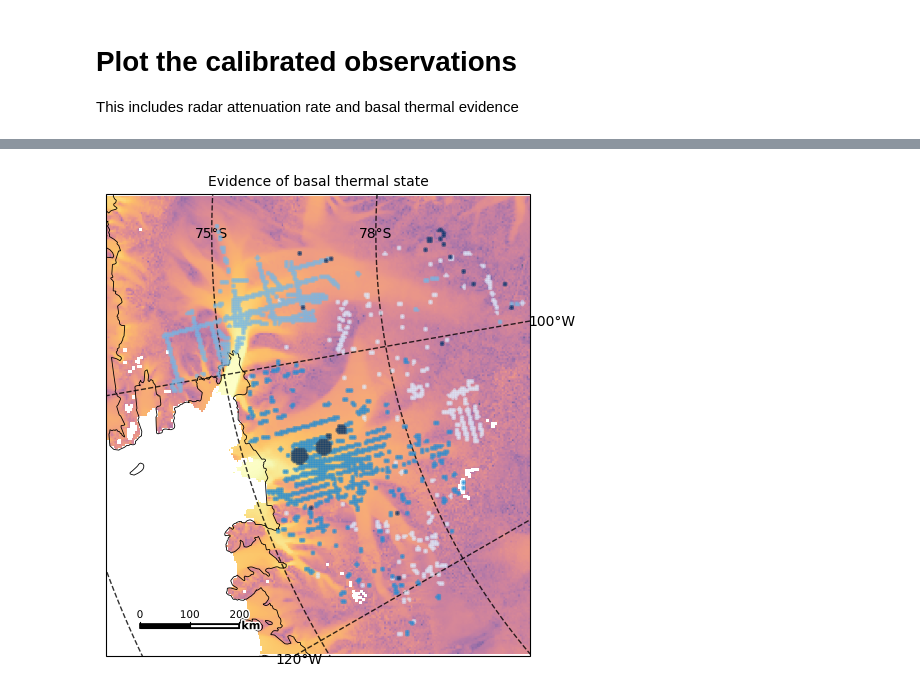
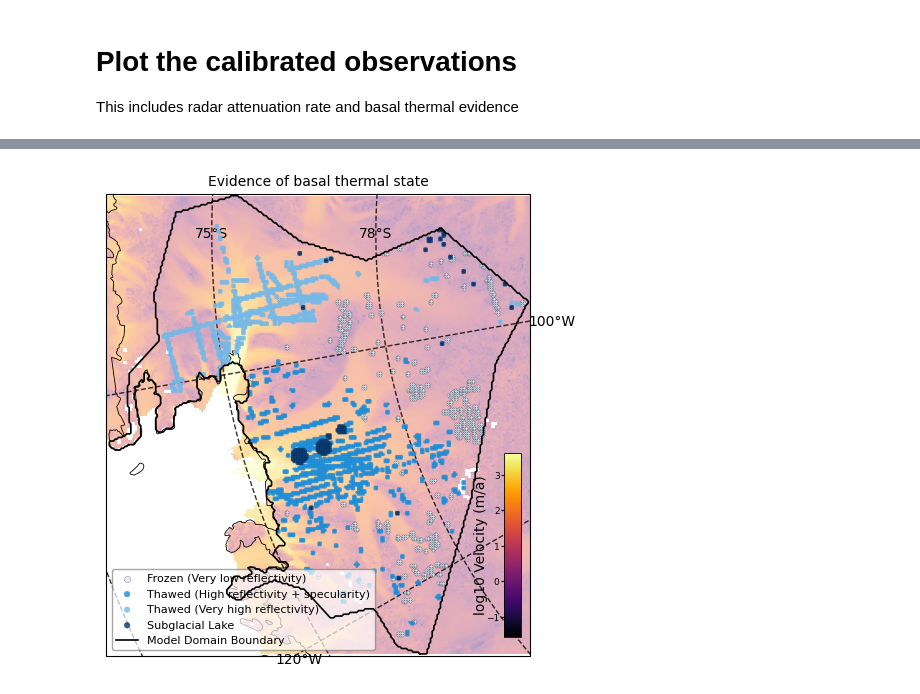
Before and after one commit to alastairyang/GMR-inference, a Jupyter notebook: notebooks/plotObservations.ipynb, the cells around one changed output, grey strips where cells are left out. Cells and saved outputs as stored; diff of their text form; code cells hidden in the pictures.

```diff
--- a/notebooks/plotObservations.ipynb
+++ b/notebooks/plotObservations.ipynb
@@ -137,62 +140,81 @@ PASIN_COLOR        = '#74B8E8'   # muted sky blue  (same hue, ~40% desaturated)
 LAKE_COLOR         = '#00336B'   # deep navy       (highest confidence)
 
 scatter_size  = 5
-scatter_alpha = 0.5
+scatter_alpha = 0.8
 
 thawed_frozen = dict(
-    data_type = 'scatter',
-    title     = 'Evidence of basal thermal state',
-    scalebar  = (200, 2),
-    colorbar  = 'off',
+    title    = 'Evidence of basal thermal state',
+    colorbar = 'off',
     layers = [
         dict(
+            data_type  = 'scatter',
             x          = frozen['x_m'],
             y          = frozen['y_m'],
             facecolors = FROZEN_COLOR,
-            edgecolors = 'none',
-            linewidths = 0.3,
+            edgecolors = 'black',
+            linewidths = 0.2,
             s          = scatter_size,
-            alpha      = scatter_alpha
+            alpha      = scatter_alpha,
+            label      = 'Frozen (Very low reflectivity)'
         ),
         dict(
+            data_type  = 'scatter',
             x          = thawed_hicar['x_m'],
             y          = thawed_hicar['y_m'],
             facecolors = HICAR_COLOR,
             edgecolors = 'none',
             linewidths = 0.3,
             s          = scatter_size,
-            alpha      = scatter_alpha
+            alpha      = scatter_alpha,
+            label      = 'Thawed (High reflectivity + specularity)'
         ),
         dict(
+            data_type  = 'scatter',
             x          = thawed_pasin['x_m'],
             y          = thawed_pasin['y_m'],
             facecolors = PASIN_COLOR,
             edgecolors = 'none',
             linewidths = 0.3,
             s          = scatter_size,
-            alpha      = scatter_alpha
+            alpha      = scatter_alpha,
+            label      = 'Thawed (Very high reflectivity)'
         ),
         dict(
+            data_type  = 'scatter',
             x          = lakes['x_m'],
             y          = lakes['y_m'],
             facecolors = LAKE_COLOR,
             edgecolors = 'none',
             linewidths = 0.3,
             s          = scatter_size,
-            alpha      = scatter_alpha
+            alpha      = scatter_alpha,
+            label      = 'Subglacial Lake'
         ),
+        # add the boundary line
+        dict(
+            data_type  = 'line',
+            x          = aux_data['domain_bound_line'][0],
+            y          = aux_data['domain_bound_line'][1],
+            color      = 'k',
+            linewidth  = 1.2,
+            alpha      = 1.0,
+            label      = 'Model Domain Boundary'
+        )
     ]
 )
+
 background = dict(
     x = xs_ase,
     y = ys_ase,
     data = np.log10(aux_data['vel']),
     cmap = 'inferno',
     cb_label = 'log10 Velocity (m/a)',
+    alpha = 0.4
 )
 
 plotit.define_extent(xs_ase, ys_ase)
 fig = plotit.plot(data = (thawed_frozen,),
                   background= background)
+fig.savefig('../figs/thawed_frozen_map.png', dpi=300, bbox_inches='tight')
 # %% [output]
-[figure, old version]
+[figure, new version]
```
Also changed, not shown: parts of 4 cells of this notebook, 4 other files.
